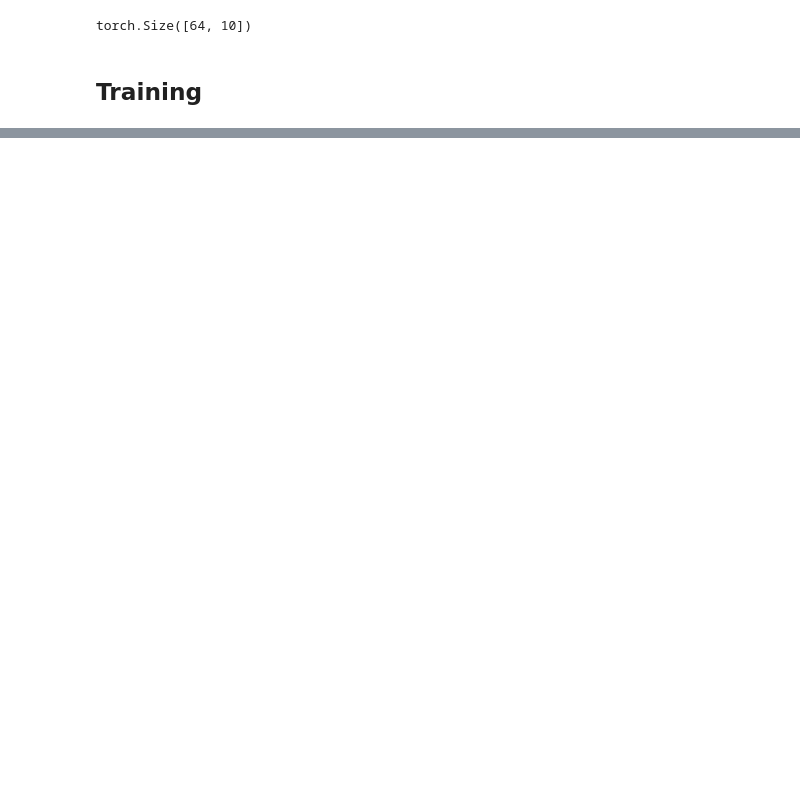
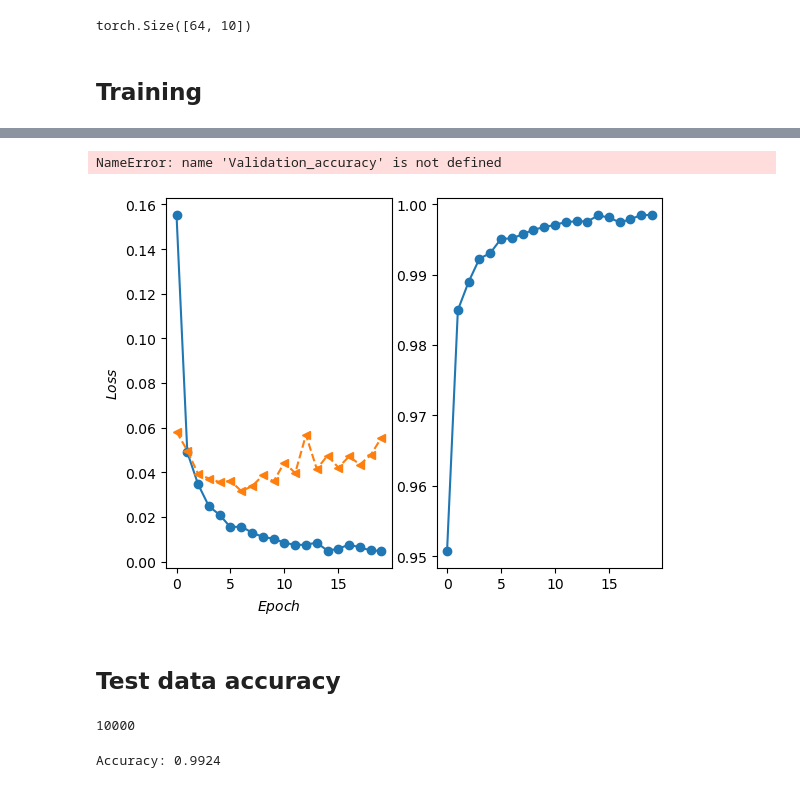
Before and after one commit to hwaseem04/ML-Collections, a Jupyter notebook: CNN/MNIST digit recognition using CNN.ipynb, the cells around one changed output, grey strips where cells are left out. Cells and saved outputs as stored; diff of their text form; code cells hidden in the pictures; blank space fills up the shorter version.

```diff
--- a/CNN/MNIST digit recognition using CNN.ipynb
+++ b/CNN/MNIST digit recognition using CNN.ipynb
@@ -51,5 +47,5 @@ data = DataLoader(mnist_train_dataset, batch_size=batch_size, shuffle=True)
 
 # Why to shuffle validation?? What is the difference if I dont batch and calculate validation performance
 # entirely on the validation set after each epoch ?
-data_vl = DataLoader(mnist_valid_dataset, batch_size=batch_size, shuffle=True)
+data_vl = DataLoader(mnist_valid_dataset, batch_size=batch_size, shuffle=False)
 # %%
@@ -76,7 +72,7 @@ model.add_module('relu3', nn.ReLU())
 # DROPOUT: leave half of the neuron units while training on each iteration. But batch wise or epoch wise?
 model.add_module('dropout', nn.Dropout(p=0.5))  # Inverse dropout will be carried out during training phase
 model.add_module('fc2', nn.Linear(1024, 10))
-model.add_module('relu4', nn.ReLU())
+#model.add_module('relu4', nn.ReLU()) ## Mistakely added this lead to accuracy very low
 model
 # %% [output]
 Sequential(
@@ -157,15 +170,40 @@ KeyboardInterrupt:
 # %%
 import matplotlib.pyplot as plt
 import numpy as np
 
 plt.subplot(1,2,1)
-plt.plot(epoch, train_loss, marker='-o', label="Train Loss")
-plt.plot(epoch, validation_loss, marker='--<', label="Validation Loss")
+plt.plot(np.arange(epoch), train_loss, '-o', label="Train Loss")
+plt.plot(np.arange(epoch), validation_loss, '--<', label="Validation Loss")
 plt.xlabel("$Epoch$")
 plt.ylabel("$Loss$")
 
 plt.subplot(1,2,2)
-plt.plot(epoch, train_accuracy, marker='-o', label="Train Accuracy")
-plt.plot(epoch, Validation_accuracy, marker='--<', label="Validation Accuracy")
+plt.plot(np.arange(epoch), train_accuracy, '-o', label="Train Accuracy")
+plt.plot(np.arange(epoch), alidation_accuracy, '--<', label="Validation Accuracy")
 plt.xlabel("$Epoch$")
 plt.ylabel("$Accuracy$")
+# %% [output]
+NameError: name 'Validation_accuracy' is not defined
+[figure, added]
+# %% [markdown]
+## Test data accuracy
+# %%
+len(mnist_test_data)
+# %% [output]
+10000
+# %%
+data_test = DataLoader(mnist_test_data, 64, shuffle=True)
+
+total_crt = 0
+with torch.no_grad():
+    for x_batch, y_batch in data_test:
+        x_batch = x_batch.to(mps_device)
+        y_batch = y_batch.to(mps_device)
+        pred = model(x_batch)
+        loss = loss_fn(pred, y_batch)
+        soft_pred = torch.softmax(pred, axis=1)
+        is_crt = (torch.argmax(soft_pred, axis=1) == y_batch).float().sum()
+        total_crt += is_crt
+    print(f"Accuracy: {total_crt/len(data_test.dataset):.4f}")
+# %% [output]
+Accuracy: 0.9924
```
Also changed, not shown: parts of 5 cells of this notebook.
